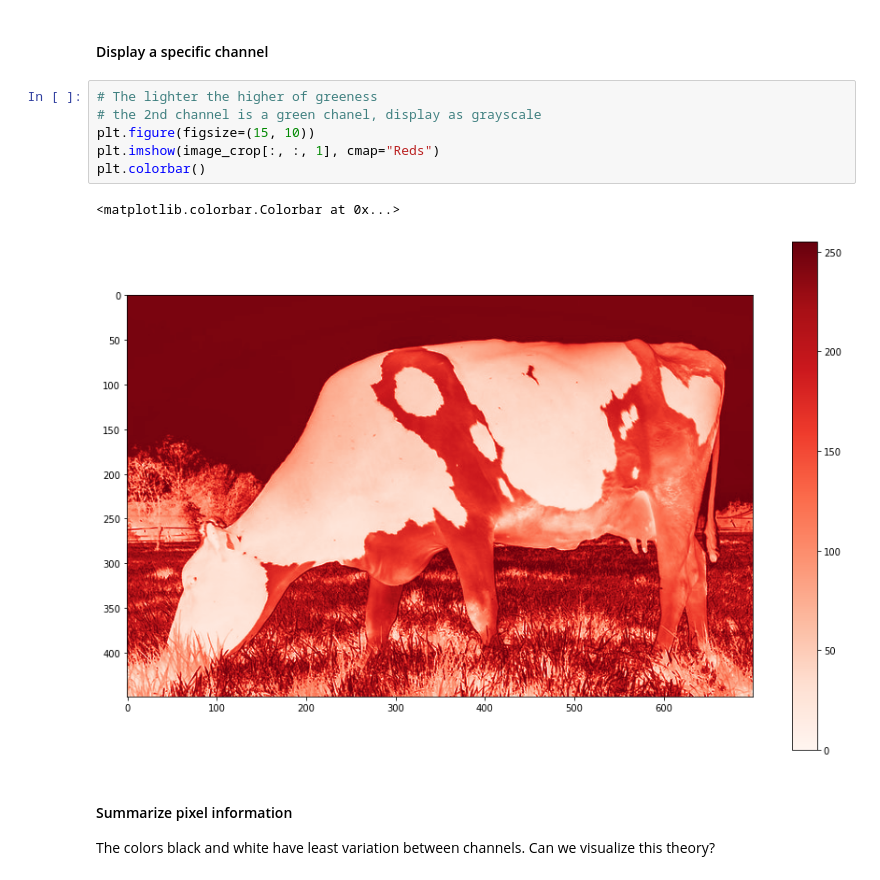
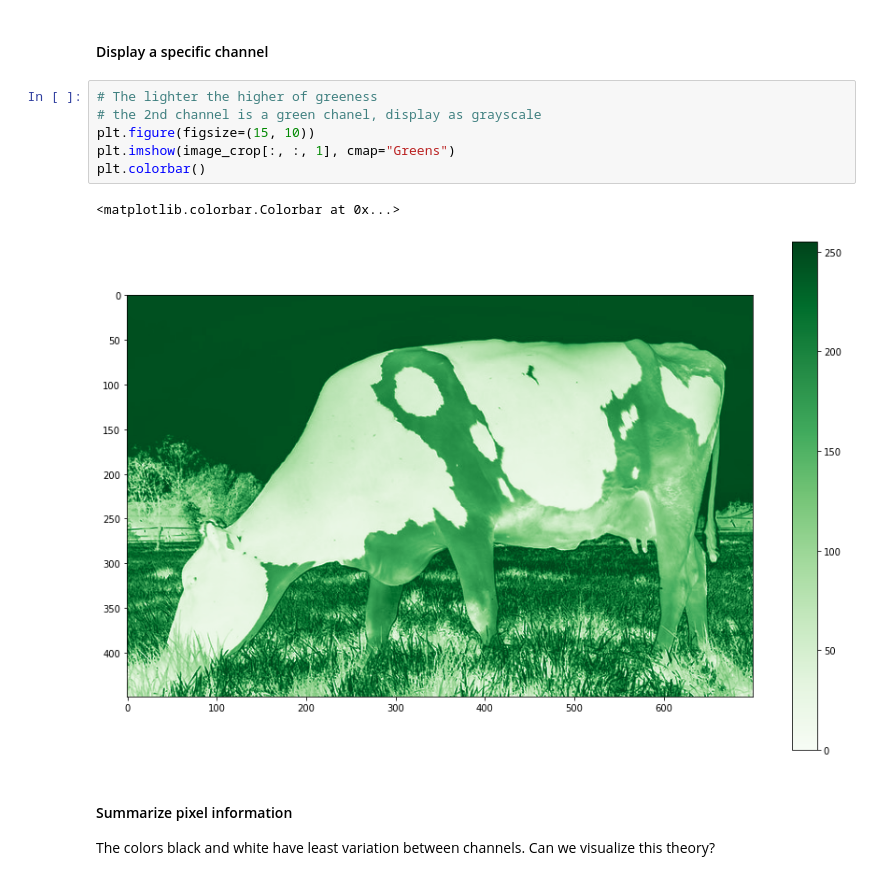
Before and after one commit to Niche-Squad/intro_to_phenomics, a Jupyter notebook: l01_basic.ipynb, the cells around one changed output. Drawn from its saved outputs; the diff is of its cells as text.

```diff
--- a/l01_basic.ipynb
+++ b/l01_basic.ipynb
@@ -454,12 +454,12 @@ The image dimension (h, w, c) = (67, 100, 3)
 # %%
 # The lighter the higher of greeness
 # the 2nd channel is a green chanel, display as grayscale
 plt.figure(figsize=(15, 10))
-plt.imshow(image_crop[:, :, 1], cmap="Reds")
+plt.imshow(image_crop[:, :, 1], cmap="Greens")
 plt.colorbar()
 # %% [output]
 <matplotlib.colorbar.Colorbar at 0x...>
-[figure, old version]
+[figure, new version]
 # %% [markdown]
 #### Summarize pixel information
 The colors black and white have least variation between channels. Can we visualize this theory?
```
Also changed, not shown: 1 other file.
